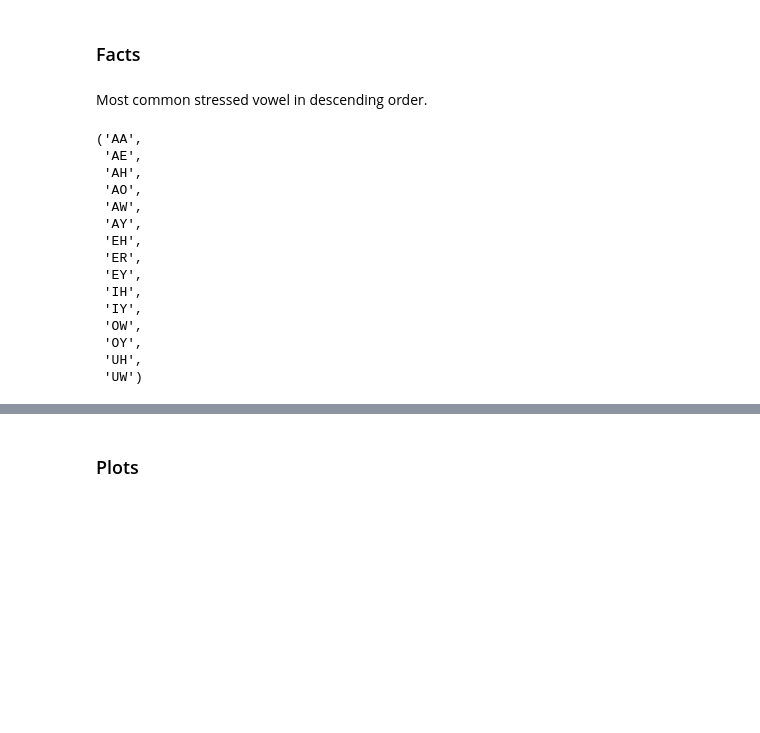
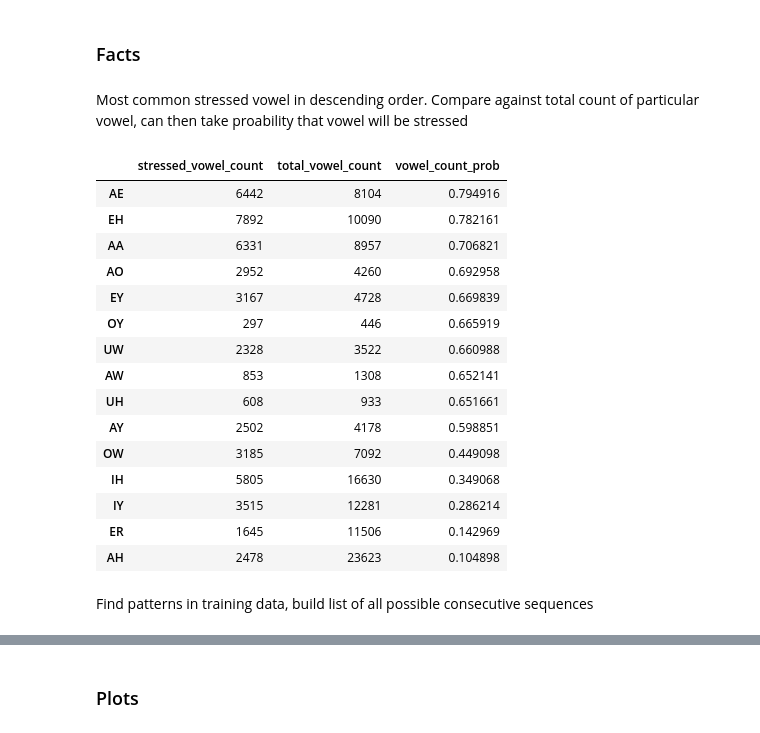
Before and after one commit to EvaLiu11/COMP9318_Proj, a Jupyter notebook: COMP9318_Project Exploration.ipynb, the cells around one changed output, grey strips where cells are left out. Saved outputs shown, nothing was run; the diff lists cells and outputs as text; code cells hidden in the pictures; blank space fills up the shorter version.

```diff
--- a/COMP9318_Project Exploration.ipynb
+++ b/COMP9318_Project Exploration.ipynb
@@ -32,22 +38,33 @@ Index(['word', 'pronunciation', 'pn_list', 'destressed_pn_list',
 # %% [markdown]
 ### Facts
 # %% [markdown]
-Most common stressed vowel in descending order.
+Most common stressed vowel in descending order. Compare against total count of particular vowel, can then take proability that vowel will be stressed
-# %%
-stressed_vowel_count = words.groupby('stressed_vowel')['word'].count().sort_values(ascending=False)
-# %% [output]
-('AA',
- 'AE',
- 'AH',
- 'AO',
- 'AW',
- 'AY',
- 'EH',
- 'ER',
- 'EY',
- 'IH',
- 'IY',
- 'OW',
- 'OY',
- 'UH',
- 'UW')
+# %%
+# Get count where particular vowel is the stress vowel and count where vowel is in existance
+stressed_vowel_count = words.groupby('stressed_vowel')['word'].count().sort_values(ascending=False)
+total_vowel_count = words[list(h.vowels)].sum()
+
+# Join the two frames
+vowel_counts = pd.concat((stressed_vowel_count,total_vowel_count), axis=1, join='inner')
+vowel_counts.columns = ['stressed_vowel_count','total_vowel_count']
+vowel_counts['vowel_count_prob'] = vowel_counts.stressed_vowel_count/vowel_counts.total_vowel_count
+vowel_counts.sort_values(['vowel_count_prob'],ascending=False)
+# %% [output]
+|  | stressed_vowel_count | total_vowel_count | vowel_count_prob |
+| AE | 6442 | 8104 | 0.794916 |
+| EH | 7892 | 10090 | 0.782161 |
+| AA | 6331 | 8957 | 0.706821 |
+| AO | 2952 | 4260 | 0.692958 |
+| EY | 3167 | 4728 | 0.669839 |
+| OY | 297 | 446 | 0.665919 |
+| UW | 2328 | 3522 | 0.660988 |
+| AW | 853 | 1308 | 0.652141 |
+| UH | 608 | 933 | 0.651661 |
+| AY | 2502 | 4178 | 0.598851 |
+| OW | 3185 | 7092 | 0.449098 |
+| IH | 5805 | 16630 | 0.349068 |
+| IY | 3515 | 12281 | 0.286214 |
+| ER | 1645 | 11506 | 0.142969 |
+| AH | 2478 | 23623 | 0.104898 |
+# %% [markdown]
+Find patterns in training data, build list of all possible consecutive sequences
```
Also changed, not shown: parts of 14 cells of this notebook, 2 other files.
